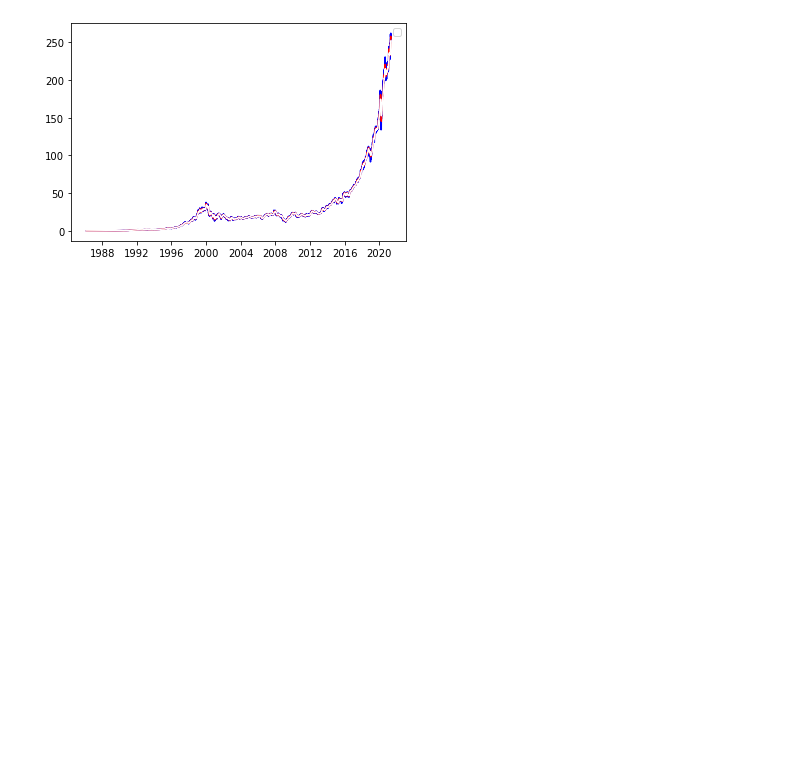
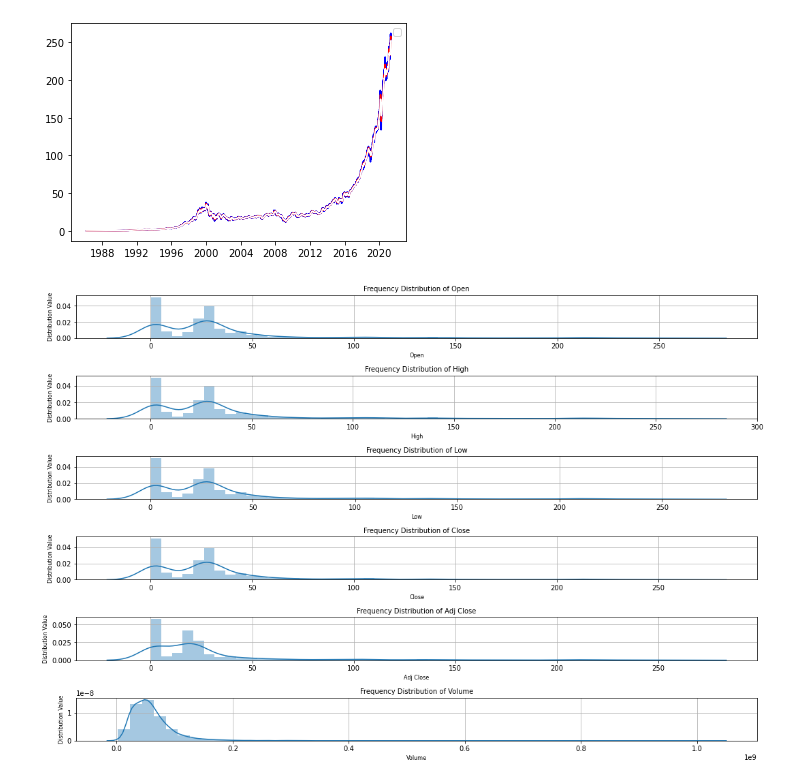
Before and after one commit to yaskpatel03/Prediction-of-stock-price-movement, a Jupyter notebook: eda_for_MSFT_Dataset.ipynb, the cells around one changed output. Drawn from its saved outputs; the diff is of its cells as text; code cells hidden in the pictures; blank space fills up the shorter version.

Commit message:
EDA_Visualization_added
More visualization on MSFT Data is added

```diff
--- a/eda_for_MSFT_Dataset.ipynb
+++ b/eda_for_MSFT_Dataset.ipynb
@@ -183,7 +183,7 @@ df.head()
 # %%
 ewm_short = df['ema_12']
 ewm_long = df['ema_26']
-df['MACD'] = ewm_short - ewm_long
+df['MACD'] =  ewm_long - ewm_short
 df['Signal'] =  df['Adj Close'].ewm(span=signal_period, adjust=False).mean()
 # %%
 df.head()
@@ -200,5 +209,5 @@ df['temp'] = df['Close'].shift(1)
 # %%
-df['Daily Returns'] = (df['temp']/df['Close']) -1
+df['Returns'] = (df['Adj Close']/df['temp']) -1
 df.drop(['temp'],axis=1,inplace=True)
 df.head()
 # %% [output]
@@ -233,3 +252,19 @@ plt.show()
 # %% [output]
 No handles with labels found to put in legend.
 [figure]
+# %%
+
+# Visualize the spread and skweness through the distribution plot
+Column_List = ['Open', 'High', 'Low', 'Close', 'Adj Close', 'Volume']
+# Use the Column_List : list initialized above in the following steps
+fig, ax = plt.subplots(len(Column_List), figsize = (15, 10))
+
+for i, col_list in enumerate(Column_List):
+    sns.distplot(df[col_list], hist = True, ax = ax[i])
+    ax[i].set_title ("Frequency Distribution of" + " " + col_list, fontsize = 10)
+    ax[i].set_xlabel (col_list, fontsize = 8)
+    ax[i].set_ylabel ('Distribution Value', fontsize = 8)
+    fig.tight_layout (pad = 1.1) # To provide space between plots
+    ax[i].grid('on') # Enabled to view and make markings
+# %% [output]
+[figure, added]
```
Also changed, not shown: parts of 4 cells of this notebook.
